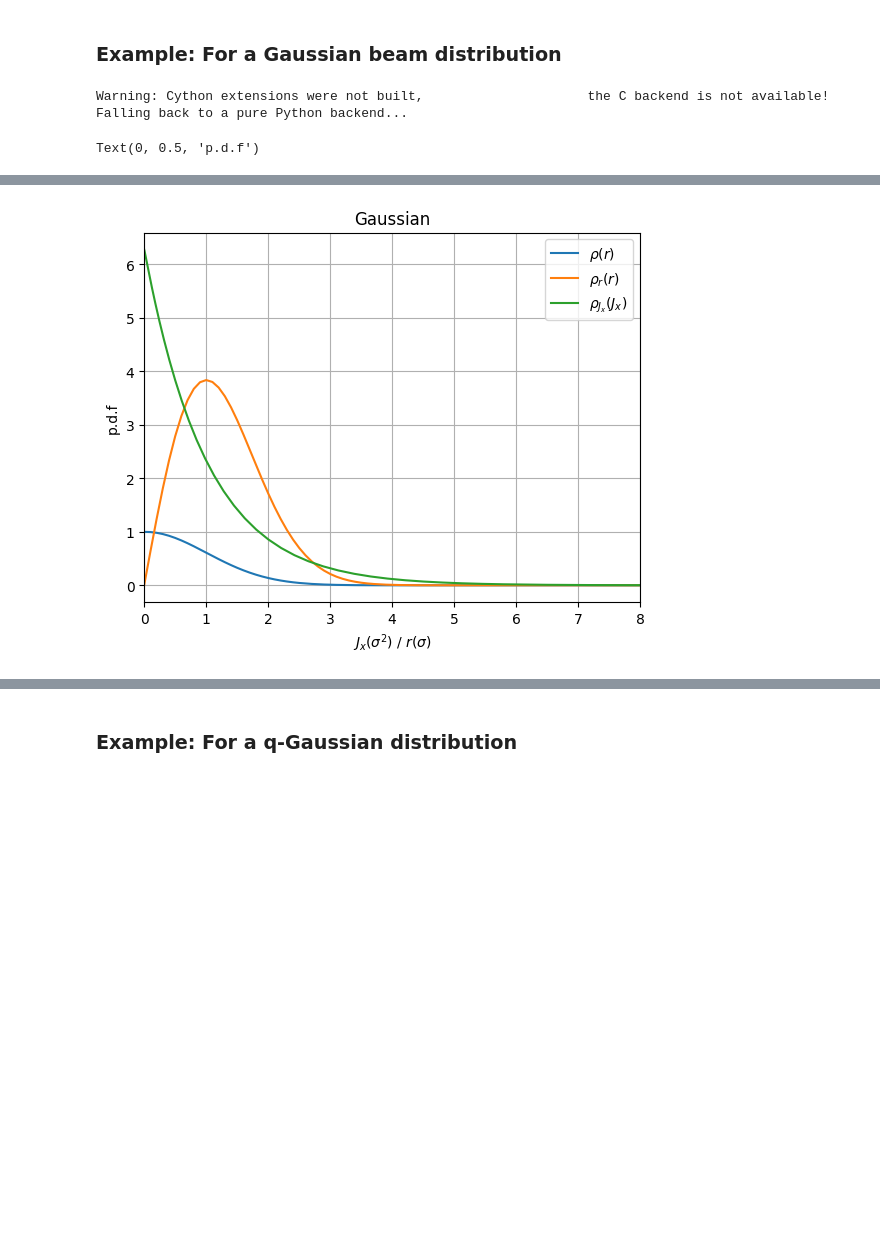
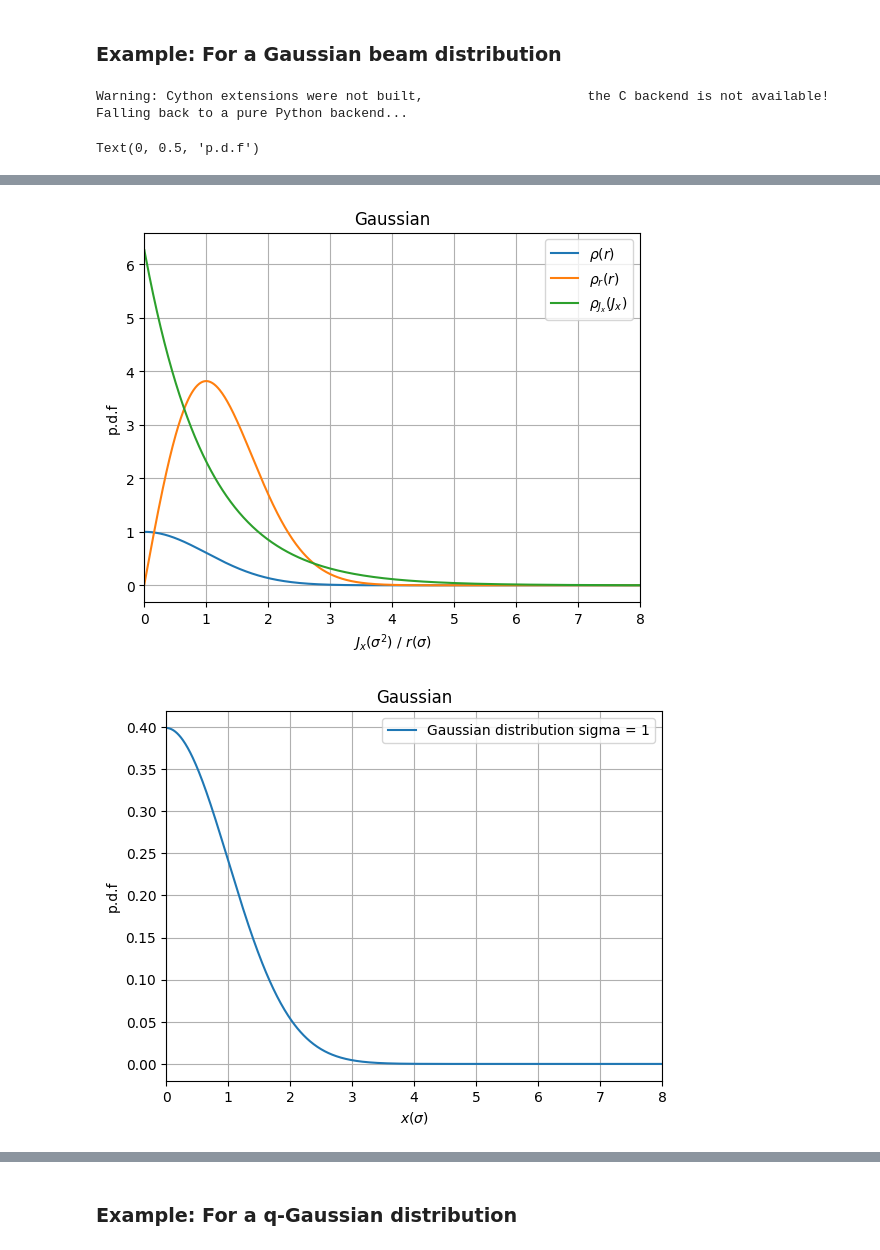
Before and after one commit to ElleanorLamb/xsuite_functions, a Jupyter notebook: Examples/collimation_density.ipynb, the cells around one changed output, grey strips where cells are left out. Drawn from its saved outputs; the diff is of its cells as text; code cells hidden in the pictures; blank space fills up the shorter version.

```diff
--- a/Examples/collimation_density.ipynb
+++ b/Examples/collimation_density.ipynb
@@ -137,7 +148,8 @@ $$
 ### Example: For a Gaussian beam distribution
 # %%
 ############ normalised beam distribution symmetric about 0
-x = np.linspace(0.00001,100,1000)
+x = np.linspace(0.00001,100,10000)
+
 
 gauss = xb.distributions.Gaussian(x,mu=0,sig=1,A=1)
 
@@ -153,39 +165,51 @@ plt.ylabel('p.d.f')
 
 ############ Inverse Abel transform of only the POSITIVE DEFINED part of the distribution
 
-r = np.linspace(0.00001,100,1000)
-abel_gauss = direct_transform(gauss, dr=np.diff(x)[0], direction="Inverse", correction=True)
+r = np.linspace(0.00001,100,10000)
+
+abel_gauss = direct_transform(gauss.copy(), dr=np.diff(x)[0], direction="Inverse", correction=True)
 
 
 
 
 rho_r_r_gauss = r*abel_gauss*2*np.pi
 
 
 
 ########### Find the pdf in Jx
 
 pdf_jx_gauss = rho_r_r_gauss/r
 jx = r**2/2
 
 
 plt.figure()
 plt.plot(r, abel_gauss,label='$\\rho(r)$')
 plt.legend()
 plt.plot(r,rho_r_r_gauss, label='$\\rho_r(r)$')
 plt.plot(jx,pdf_jx_gauss, label='$\\rho_{J_x}(J_x)$')
 plt.legend()
 plt.xlim([0,8])
 plt.grid()
 plt.title('Gaussian')
 plt.xlabel('$J_x(\sigma^2$) / $r(\sigma)$')
 plt.ylabel('p.d.f')
+
+
+plt.figure()
+plt.plot(x,gauss, label='Gaussian distribution sigma = 1')
+plt.legend()
+plt.xlim([0,8])
+plt.grid()
+plt.title('Gaussian')
+plt.xlabel('$x(\sigma)$')
+plt.ylabel('p.d.f')
 # %% [output]
 Warning: Cython extensions were not built,                     the C backend is not available!
 Falling back to a pure Python backend...
 Text(0, 0.5, 'p.d.f')
 [figure]
 [figure]
+[figure, added]
 # %%
 ########## define a collimator position in J_x
 
```
Also changed, not shown: parts of 14 cells of this notebook.
